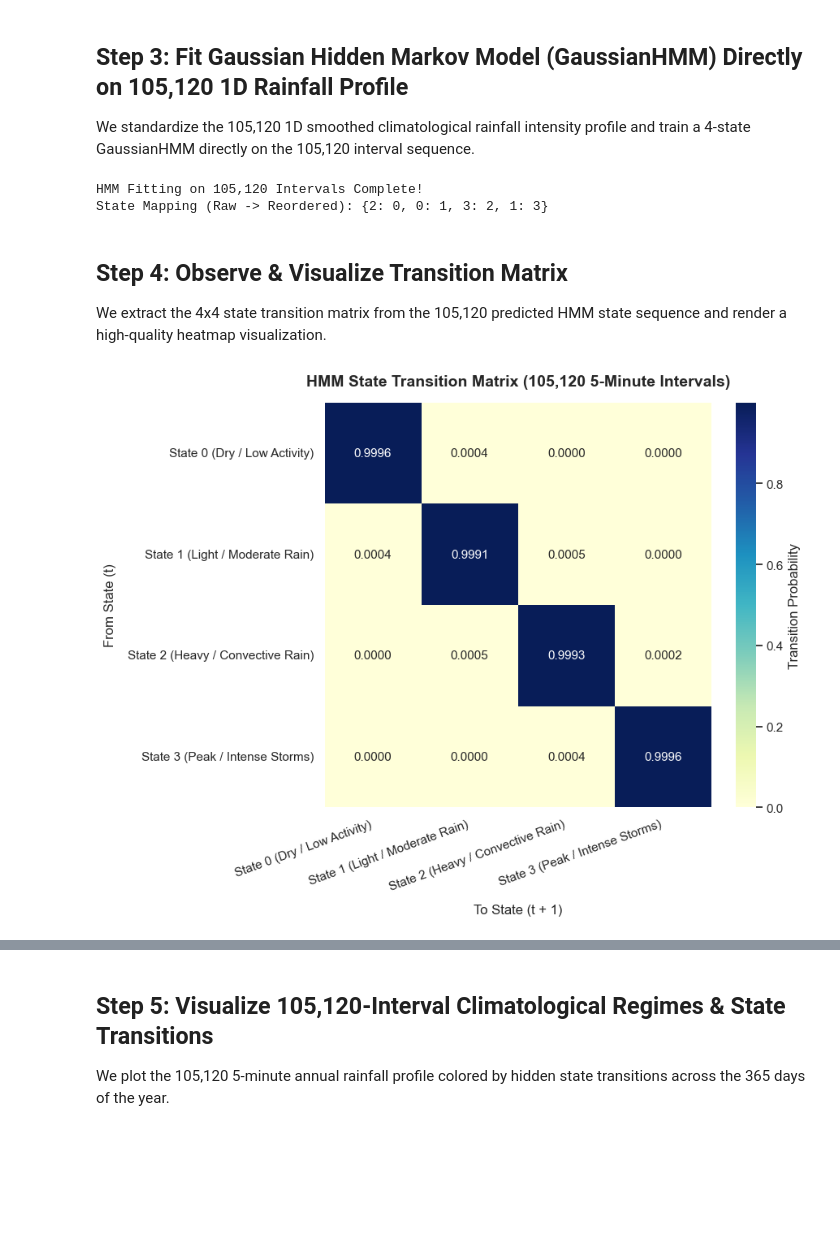
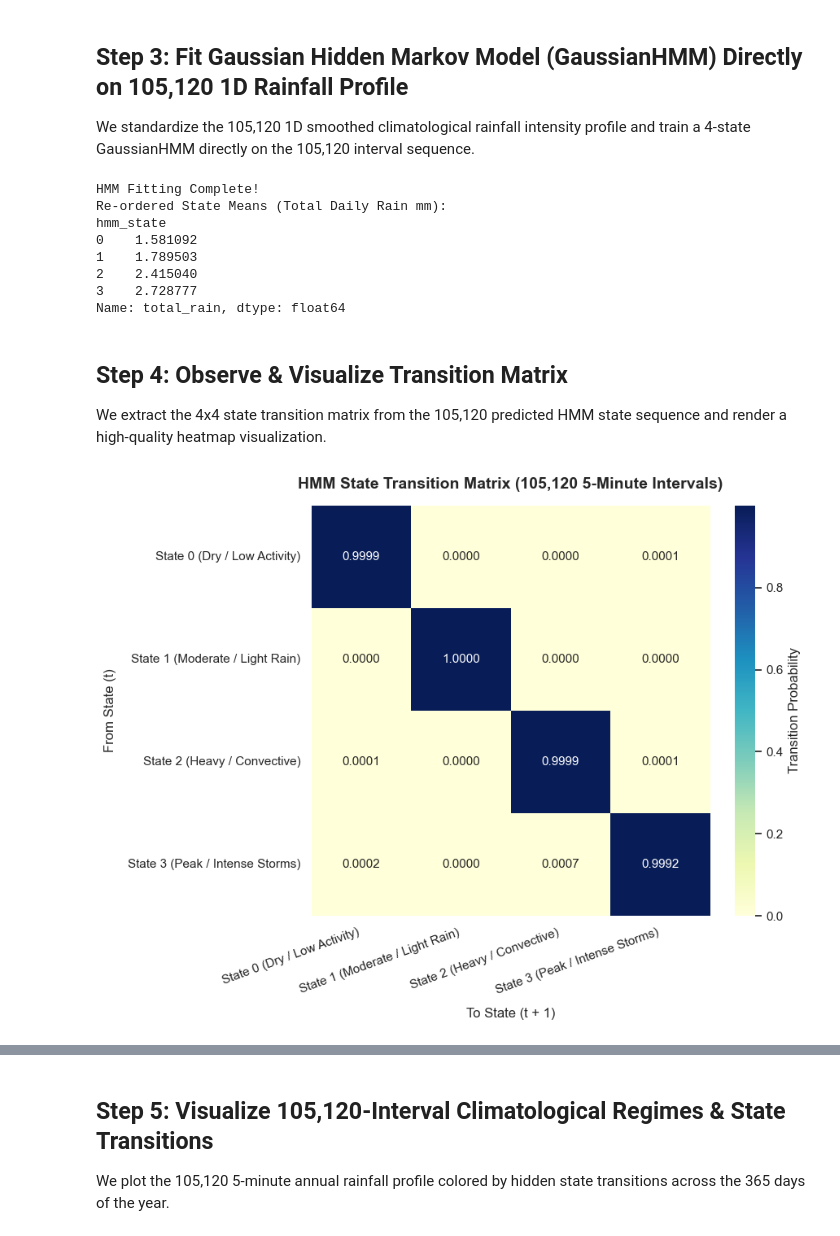
Before and after one commit to tanyarw/ImagenFew, a Jupyter notebook: data_analysis/Rainfall_10Yr_105120_Interval_HMM_Transitions.ipynb, the cells around one changed output, grey strips where cells are left out. Saved outputs shown, nothing was run; the diff lists cells and outputs as text; code cells hidden in the pictures; blank space fills up the shorter version.

```diff
--- a/data_analysis/Rainfall_10Yr_105120_Interval_HMM_Transitions.ipynb
+++ b/data_analysis/Rainfall_10Yr_105120_Interval_HMM_Transitions.ipynb
@@ -112,65 +146,75 @@ plt.show()
 ## Step 3: Fit Gaussian Hidden Markov Model (GaussianHMM) Directly on 105,120 1D Rainfall Profile
 We standardize the 105,120 1D smoothed climatological rainfall intensity profile and train a 4-state GaussianHMM directly on the 105,120 interval sequence.
 # %%
-# Standardize features
 scaler = StandardScaler()
-X_smooth = scaler.fit_transform(clim_105120[['rainfall_intensity_smooth']])
+X_scaled = scaler.fit_transform(clim_105120[['total_rain', 'max_intensity', 'rain_fraction']])
 
-# Train 4-State GaussianHMM on 105,120 intervals directly
-n_components = 4
-hmm_model = hmm.GaussianHMM(n_components=n_components, covariance_type="diag", n_iter=100, random_state=42)
-hmm_model.fit(X_smooth)
+n_states = 4
+hmm_model = hmm.GaussianHMM(n_components=n_states, covariance_type='full', n_iter=200, random_state=42)
+hmm_model.fit(X_scaled)
 
-# Predict hidden states for all 105,120 intervals
-raw_states = hmm_model.predict(X_smooth)
+raw_states = hmm_model.predict(X_scaled)
 clim_105120['raw_state'] = raw_states
 
-# Reorder states cleanly by mean rainfall intensity
-state_means = clim_105120.groupby('raw_state')['rainfall_intensity_smooth'].mean().sort_values()
+# Reorder states by mean total_rain (same criterion as 365-fit)
+state_means = clim_105120.groupby('raw_state')['total_rain'].mean().sort_values()
 state_map = {old_st: new_st for new_st, old_st in enumerate(state_means.index)}
 clim_105120['hmm_state'] = clim_105120['raw_state'].map(state_map)
 
-state_names = [
-    "State 0 (Dry / Low Activity)",
-    "State 1 (Light / Moderate Rain)",
-    "State 2 (Heavy / Convective Rain)",
-    "State 3 (Peak / Intense Storms)"
-]
+# Also reorder the transition matrix (same as 365-fit)
+transmat_raw = hmm_model.transmat_
+transmat_ordered = np.zeros_like(transmat_raw)
+for old_i, new_i in state_map.items():
+    for old_j, new_j in state_map.items():
+        transmat_ordered[new_i, new_j] = transmat_raw[old_i, old_j]
 
-print("HMM Fitting on 105,120 Intervals Complete!")
-print("State Mapping (Raw -> Reordered):", state_map)
+print("HMM Fitting Complete!")
+print(f"Re-ordered State Means (Total Daily Rain mm):\n{clim_105120.groupby('hmm_state')['total_rain'].mean()}")
 # %% [output]
-HMM Fitting on 105,120 Intervals Complete!
-State Mapping (Raw -> Reordered): {2: 0, 0: 1, 3: 2, 1: 3}
+HMM Fitting Complete!
+Re-ordered State Means (Total Daily Rain mm):
+hmm_state
+0    1.581092
+1    1.789503
+2    2.415040
+3    2.728777
+Name: total_rain, dtype: float64
 # %% [markdown]
 ## Step 4: Observe & Visualize Transition Matrix
 We extract the 4x4 state transition matrix from the 105,120 predicted HMM state sequence and render a high-quality heatmap visualization.
+# %%
+state_names = [
+    f'State 0 (Dry / Low Activity)',
+    f'State 1 (Moderate / Light Rain)',
+    f'State 2 (Heavy / Convective)',
+    f'State 3 (Peak / Intense Storms)'
+]
 # %%
 # Compute 4x4 empirical transition matrix across 105,120 intervals
-trans_matrix = np.zeros((n_components, n_components))
+trans_matrix = np.zeros((n_states, n_states))
 for t in range(len(clim_105120) - 1):
     i = clim_105120['hmm_state'].iloc[t]
     j = clim_105120['hmm_state'].iloc[t+1]
     trans_matrix[i, j] += 1
 
 # Normalize transition matrix rows to probabilities
 trans_matrix_prob = trans_matrix / trans_matrix.sum(axis=1, keepdims=True)
 
 # Plot Transition Matrix Heatmap
 plt.figure(figsize=(9, 7))
 sns.heatmap(trans_matrix_prob, annot=True, fmt=".4f", cmap="YlGnBu",
             xticklabels=state_names, yticklabels=state_names,
             cbar_kws={'label': 'Transition Probability'})
 plt.title("HMM State Transition Matrix (105,120 5-Minute Intervals)", fontsize=14, fontweight='bold', pad=15)
 plt.xlabel("To State (t + 1)", fontsize=12, labelpad=10)
 plt.ylabel("From State (t)", fontsize=12, labelpad=10)
 plt.xticks(rotation=20, ha='right')
 plt.yticks(rotation=0)
 plt.tight_layout()
 plt.show()
 
 # Print Transition Probabilities DataFrame
 trans_df = pd.DataFrame(trans_matrix_prob, index=state_names, columns=state_names)
 trans_df
 # %% [output]
-[figure, old version]
+[figure, new version]
```
Also changed, not shown: parts of 7 cells of this notebook, 1 other file.
